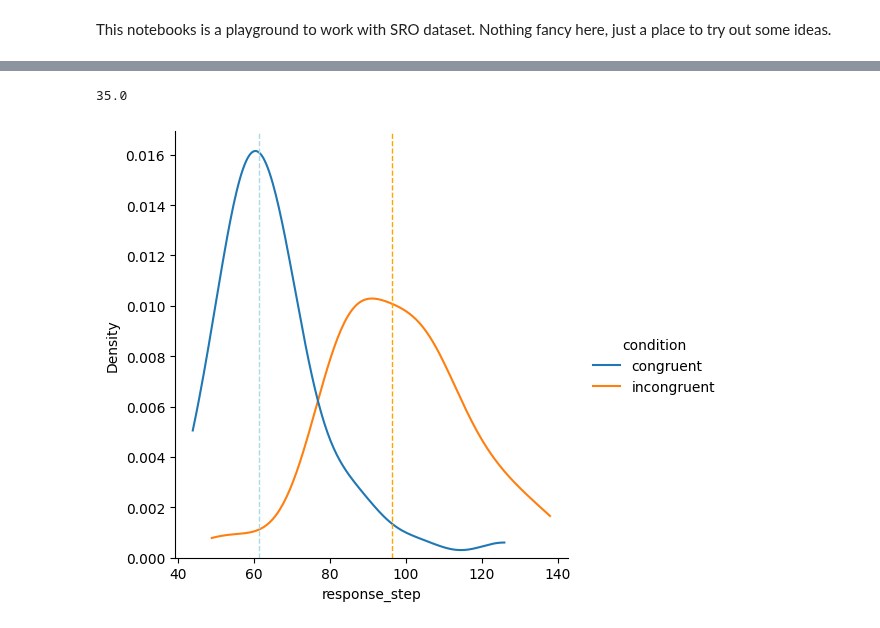
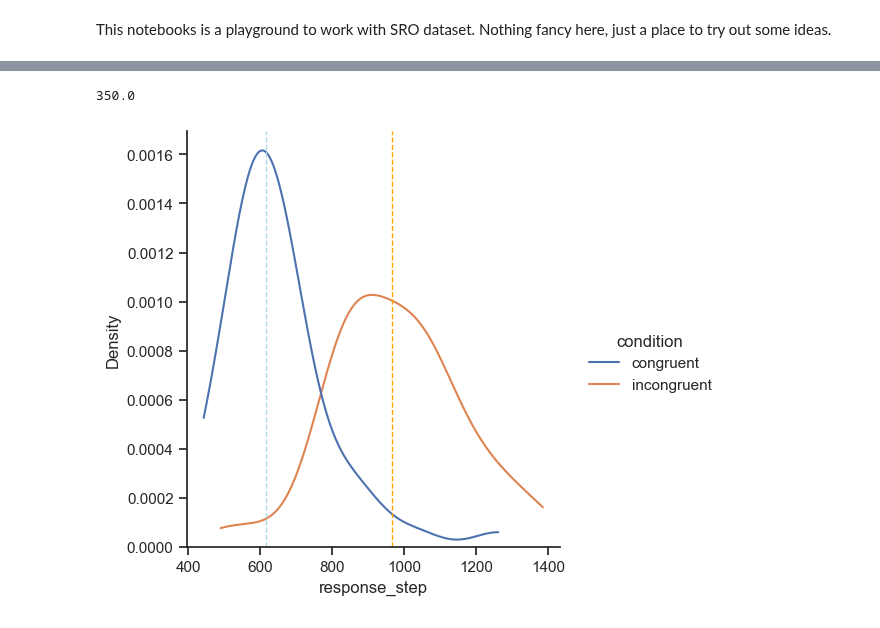
Before and after one commit to morteza/CogPonder, a Jupyter notebook: notebooks/SRO Playground.ipynb, the cells around one changed output, grey strips where cells are left out. Cells and saved outputs as stored; diff of their text form; code cells hidden in the pictures.

Commit message:
descriptive plots from human data

```diff
--- a/notebooks/SRO Playground.ipynb
+++ b/notebooks/SRO Playground.ipynb
@@ -1,2 +1,20 @@
 # %% [markdown]
 This notebooks is a playground to work with SRO dataset. Nothing fancy here, just a place to try out some ideas.
+# %%
+%reload_ext autoreload
+%autoreload 3
+
+from src.cogponder.datasets import StroopSRODataset, CogPonderDataModule
+import matplotlib.pyplot as plt
+import pandas as pd
+import seaborn as sns
+import numpy as np
+sns.set('notebook'); sns.set_style('ticks')
+
+# datamodule = CogPonderDataModule(StroopSRODataset(100))
+
+RESPONSE_STEP_INTERVAL = 10  # ms
+
+dataset = StroopSRODataset(response_step_interval=RESPONSE_STEP_INTERVAL)
+
+X, trial_types, is_corrects, responses, response_steps = dataset[:]
@@ -3,41 +91,29 @@ This notebooks is a playground to work with SRO dataset. Nothing fancy here, jus
 # %%
-%reload_ext autoreload
-%autoreload 3
-
-from src.cogponder.datasets import StroopSRODataset, CogPonderDataModule
-import matplotlib.pyplot as plt
-import pandas as pd
-import seaborn as sns
-
-# datamodule = CogPonderDataModule(StroopSRODataset(100))
-
-dataset = StroopSRODataset(response_step_interval=10)
-
-X, conditions, is_corrects, responses, response_steps = dataset[202]
+# plot response time in one subject
 
 plot_data = pd.DataFrame({
-    'condition': conditions,
-    'response_step': response_steps,
+    'condition': trial_types[202],
+    'response_step': response_steps[202],
 })
 
 # conditions: 0 = incongruent, 1 = congruent
 plot_data['condition'] = plot_data['condition'].map({0: 'incongruent', 1: 'congruent'})
 
 rt_medians = plot_data.groupby('condition').median()
 stroop_effect = rt_medians['response_step'].diff()[1]
 
 print(stroop_effect)
 sns.displot(plot_data,
             x='response_step', hue='condition',
             kind='kde', cut=0)
 
 plt.axvline(rt_medians.loc['congruent'].item(), color='lightblue', lw=1, ls='--')
 plt.axvline(rt_medians.loc['incongruent'].item(), color='orange', lw=1, ls='--')
 
 plt.show()
 # %% [output]
-35.0
+350.0
-[figure, old version]
+[figure, new version]
 # %%
 data = pd.read_csv('data/Self_Regulation_Ontology/adaptive_n_back.csv.gz', index_col=0)
 data = data.query('worker_id == worker_id.unique()[-1] and exp_stage == "adaptive"')
```
Also changed, not shown: parts of 4 cells of this notebook, 3 other files.
